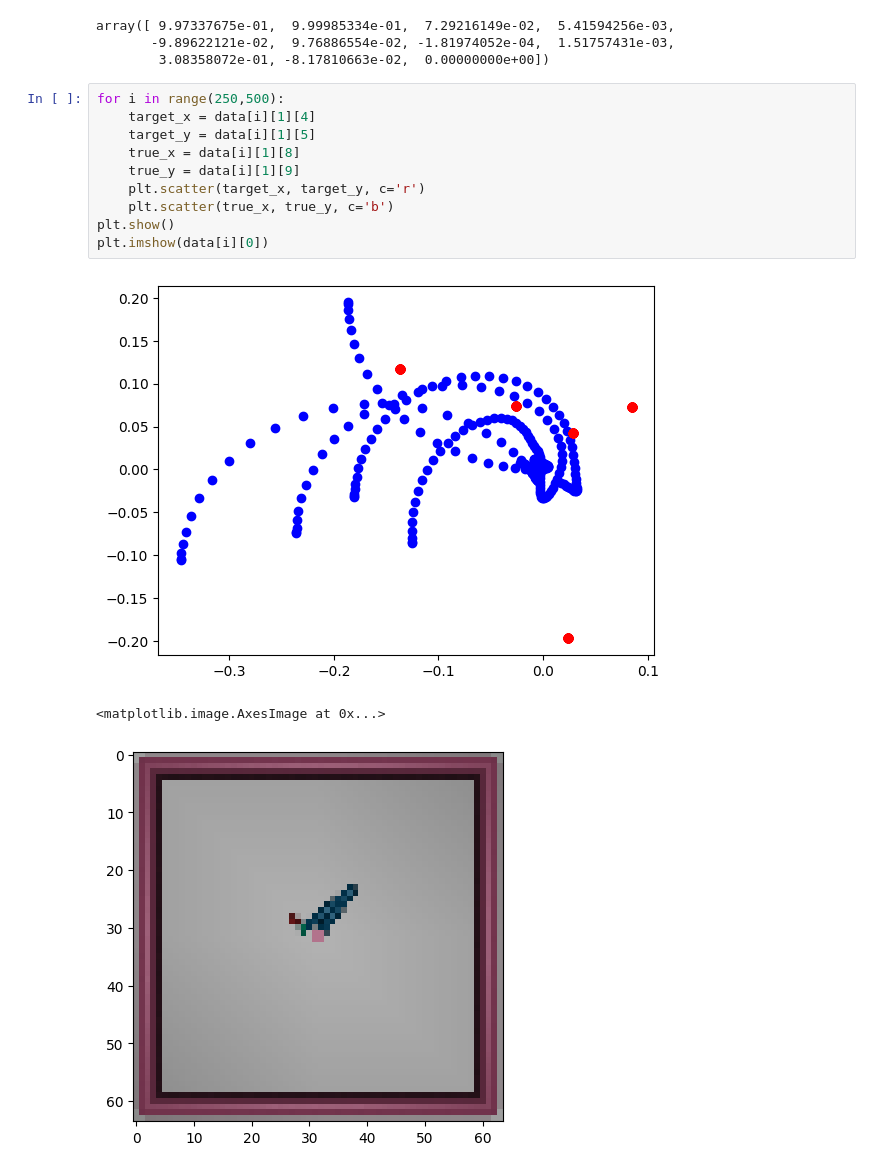
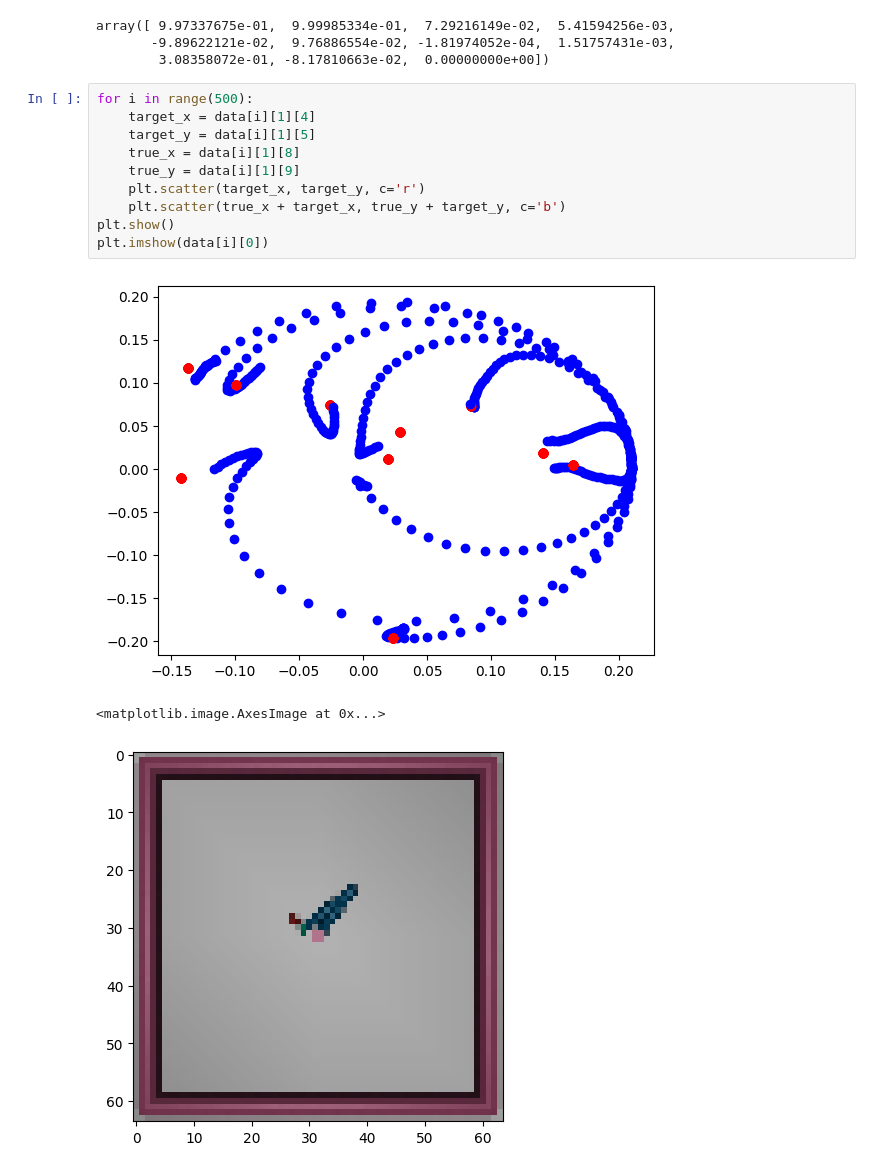
Before and after one commit to and1s/reacher_repo, a Jupyter notebook: testing_notebook.ipynb, the cells around one changed output. Drawn from its saved outputs; the diff is of its cells as text.

```diff
--- a/testing_notebook.ipynb
+++ b/testing_notebook.ipynb
@@ -194,16 +155,16 @@ array([ 9.97337675e-01,  9.99985334e-01,  7.29216149e-02,  5.41594256e-03,
        -9.89622121e-02,  9.76886554e-02, -1.81974052e-04,  1.51757431e-03,
         3.08358072e-01, -8.17810663e-02,  0.00000000e+00])
 # %%
-for i in range(250,500):
+for i in range(500):
     target_x = data[i][1][4]
     target_y = data[i][1][5]
     true_x = data[i][1][8]
     true_y = data[i][1][9]
     plt.scatter(target_x, target_y, c='r')
-    plt.scatter(true_x, true_y, c='b')
+    plt.scatter(true_x + target_x, true_y + target_y, c='b')
 plt.show()
 plt.imshow(data[i][0])
 # %% [output]
-[figure, old version]
+[figure, new version]
 <matplotlib.image.AxesImage at 0x...>
 [figure]
```
Also changed, not shown: parts of 13 cells of this notebook, 5 other files.
